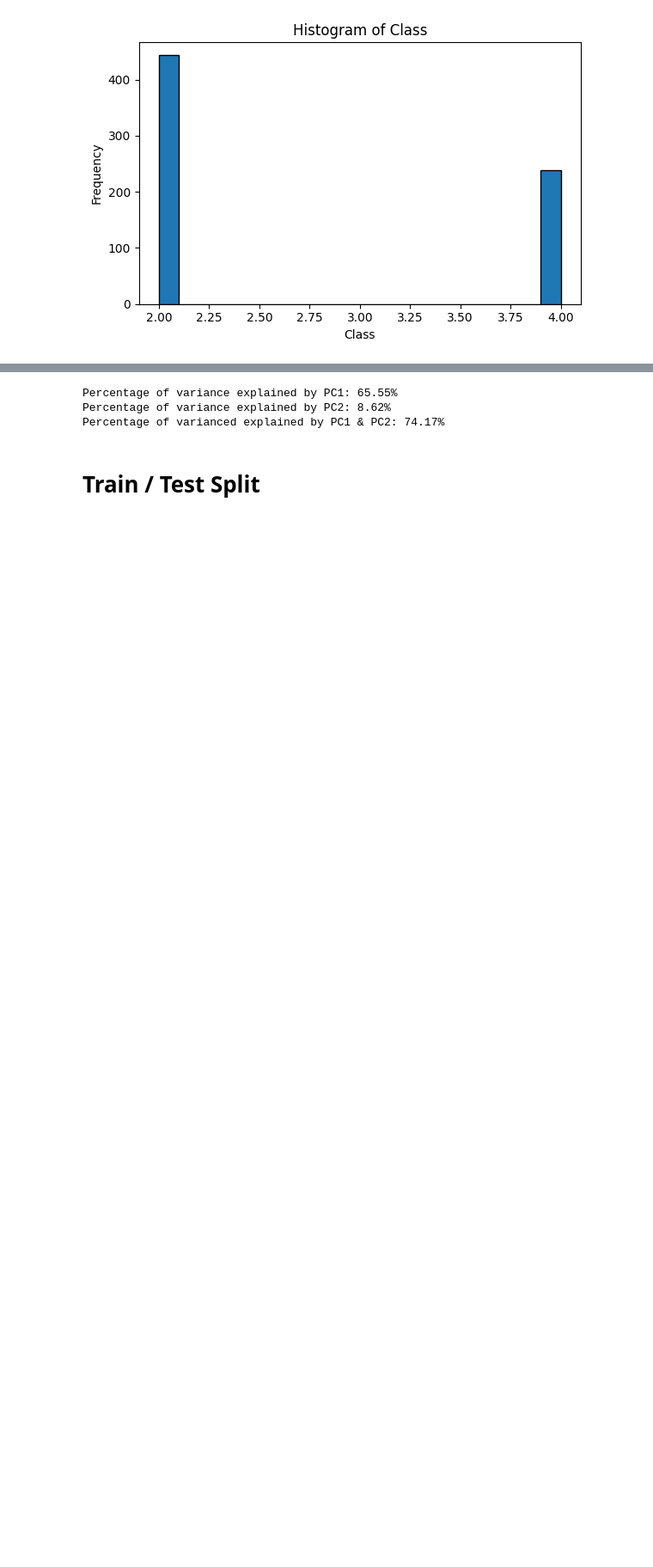
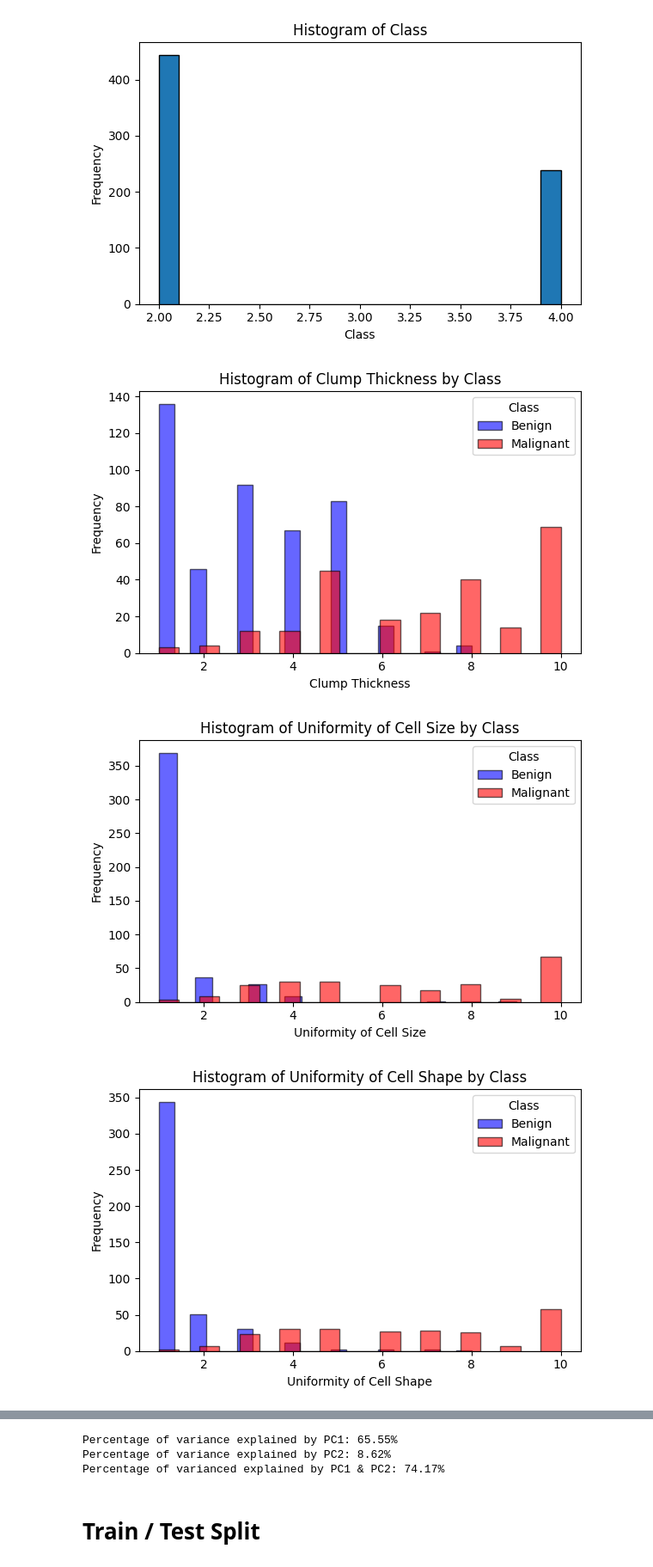
Before and after one commit to brodyanderson/MATH-6020-Project, a Jupyter notebook: BreastCancer.ipynb, the cells around one changed output, grey strips where cells are left out. Shown at 86% size. Saved outputs shown, nothing was run; the diff lists cells and outputs as text; code cells hidden in the pictures; blank space fills up the shorter version.

```diff
--- a/BreastCancer.ipynb
+++ b/BreastCancer.ipynb
@@ -78,3 +79,25 @@ for col in breast_cancer.columns:
 [figure]
 [figure]
 [figure]
+# %%
+cols = breast_cancer.drop('Class', axis=1).columns
+
+color_map = {2: 'blue', 4: 'red'}
+label_map = {2: 'Benign', 4: 'Malignant'}
+
+for col in cols:
+    fig, ax = plt.subplots(figsize=(6, 4))
+    for i in breast_cancer['Class'].unique():
+        subset = breast_cancer[breast_cancer['Class'] == i]
+        ax.hist(subset[col], bins=20, edgecolor='black', alpha=0.6,
+                label=label_map[i], color=color_map[i])
+    ax.set_title(f'Histogram of {col} by Class')
+    ax.set_xlabel(col)
+    ax.set_ylabel('Frequency')
+    ax.legend(title='Class')
+    plt.tight_layout()
+    plt.show()
+# %% [output]
+[figure, added]
+[figure, added]
+[figure, added]
```
Also changed, not shown: parts of 19 cells of this notebook.
